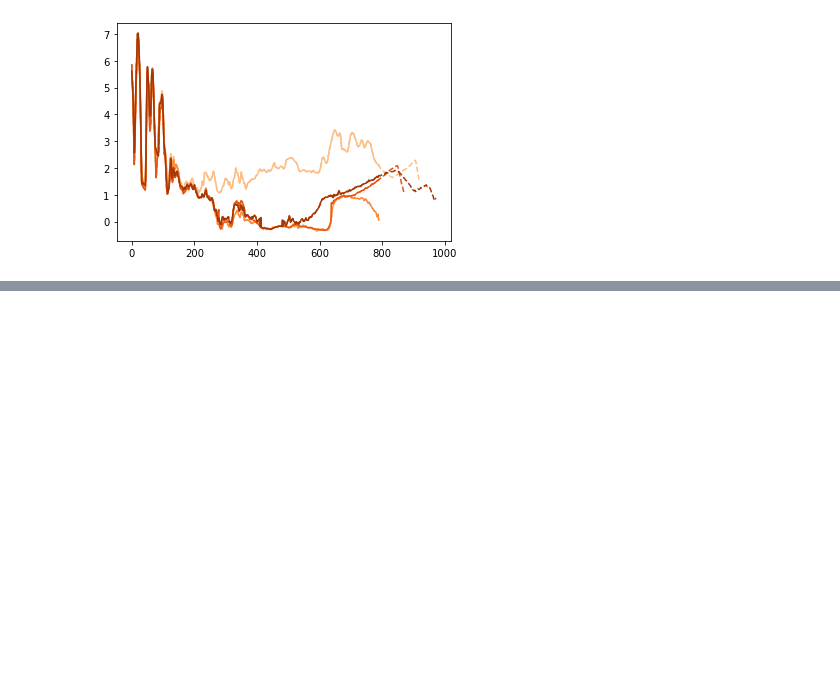
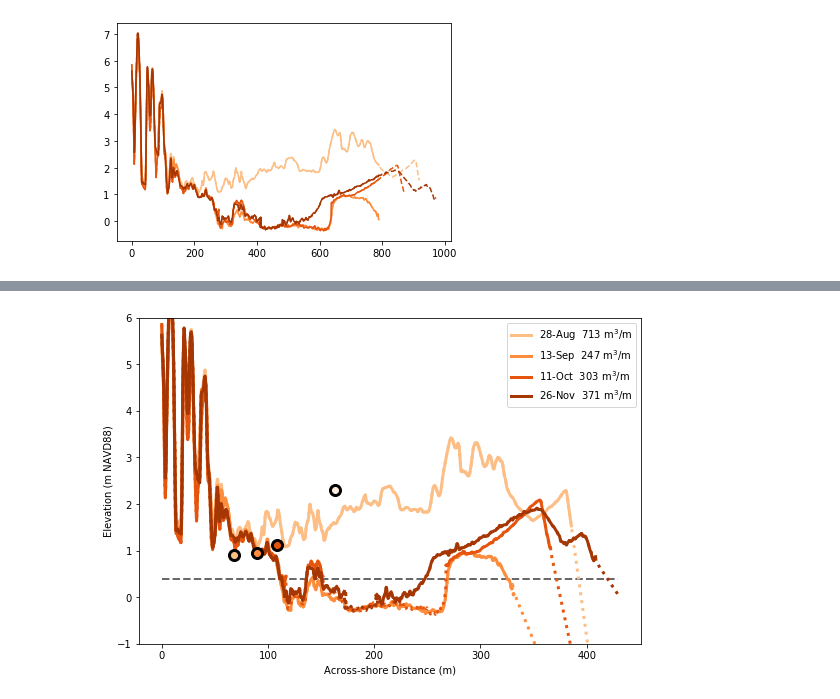
Before and after one commit to csherwood-usgs/CoreBx, a Jupyter notebook: Centroid_test_profile.ipynb, the cells around one changed output, grey strips where cells are left out. Cells and saved outputs as stored; diff of their text form; code cells hidden in the pictures; blank space fills up the shorter version.

```diff
--- a/Centroid_test_profile.ipynb
+++ b/Centroid_test_profile.ipynb
@@ -162,14 +187,14 @@ for i in range(0,nmaps):
 # %%
 # volumes for extended profiles
-MLW=0.4
-pMLW = profx2.copy()-MLW
-pMLW[np.where(pMLW<=0.)]=0.
-vMLW=np.sum(pMLW,1)*dx
-print("Profile volumes: ", vMLW)
+datum=0.4
+profd = profx2.copy()-datum
+profd[np.where(profd<=0.)]=0.
+vd=np.sum(profd,1)*dx
+print("Profile volumes: ", vd)
 
 # volumes for clipped (short) profiles
-pMLWs = pshort.copy()-MLW
-pMLWs[np.where(pMLWs<=0.)]=0.
-vMLWs=np.sum(pMLWs,1)*dx
-print("Short profile volumes: ",vMLWs)
+profds = pshort.copy()-datum
+profds[np.where(profds<=0.)]=0.
+vds=np.sum(pMLWs,1)*dx
+print("Short profile volumes: ",vds)
 # %% [output]
@@ -179,7 +204,7 @@ Short profile volumes:  [628.3973428 247.2574168 254.5327086 285.5331479]
 # centroids for extended profiles
 cxcy = np.zeros((4,2))
 for i in range(0,4):
-    cxcy[i,0],cxcy[i,1] = centroid(dist,proff[i,:])
+    cxcy[i,0],cxcy[i,1] = centroid(dist,profx2[i,:])
 print("Centroids: \n",cxcy)
 
 # centroids for short profiles
@@ -190,14 +226,18 @@ print("Centroids: \n",cxcy)
 # %%
-plt.plot(dist,np.ones_like(dist)*0.4,'--',c='dimgray',linewidth=2)
+fig=plt.figure(figsize=(9,6))
+plt.plot(dist,np.ones_like(dist)*datum,'--',c='dimgray',linewidth=2)
 for i in range(0,4):
-    plt.plot(dist,profs[i,:],'-',linewidth=3,c=cols[i+1],label=pnames[i])
-    plt.plot(dist,proff[i,:],':',linewidth=3,c=cols[i+1])
+    lab = '{0} {1: .0f} m$^3$/m'.format(pnames[i],vd[i])
+    plt.plot(dist,profs[i,:],'-',linewidth=3,c=cols[i+1],label=lab)
+    plt.plot(dist,profx2[i,:],':',linewidth=3,c=cols[i+1])
 for i in range(0,4):
     plt.plot(cxcy[i,0],cxcy[i,1],'ok',ms=12)
     plt.plot(cxcy[i,0],cxcy[i,1],'o',c=cols[i])
 
 plt.legend()
 plt.ylim((-1., 6.))
 plt.ylabel('Elevation (m NAVD88)')
 plt.xlabel('Across-shore Distance (m)')
 plt.savefig('profile.svg')
+# %% [output]
+[figure, added]
```
Also changed, not shown: parts of 8 cells of this notebook, 3 other files.
